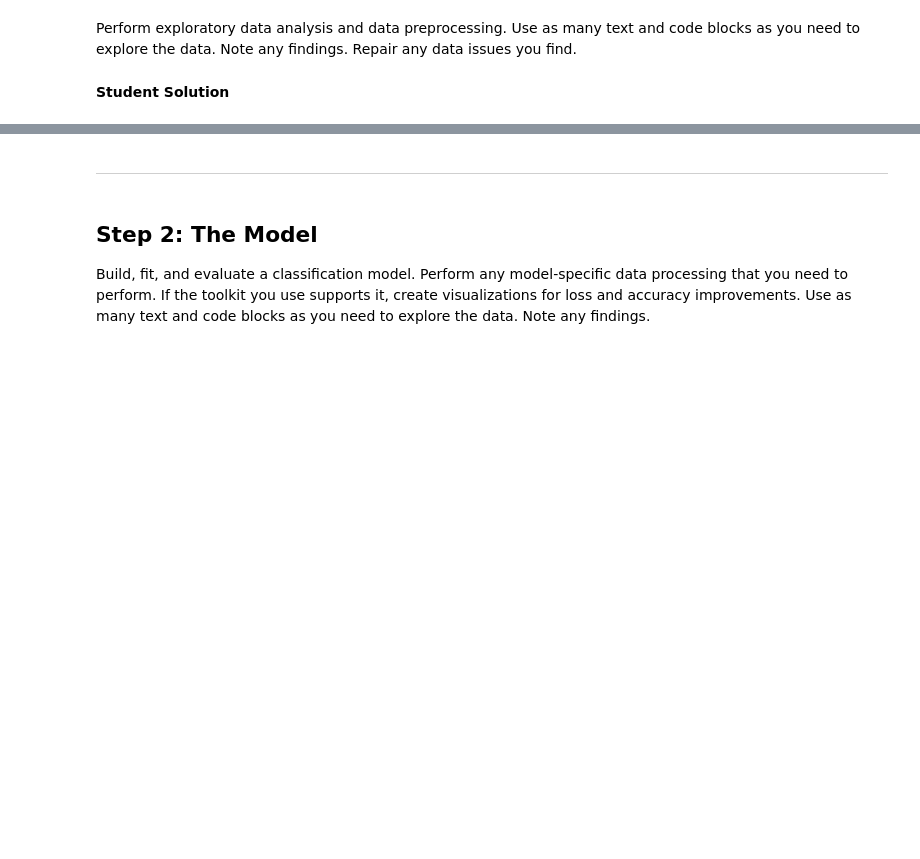
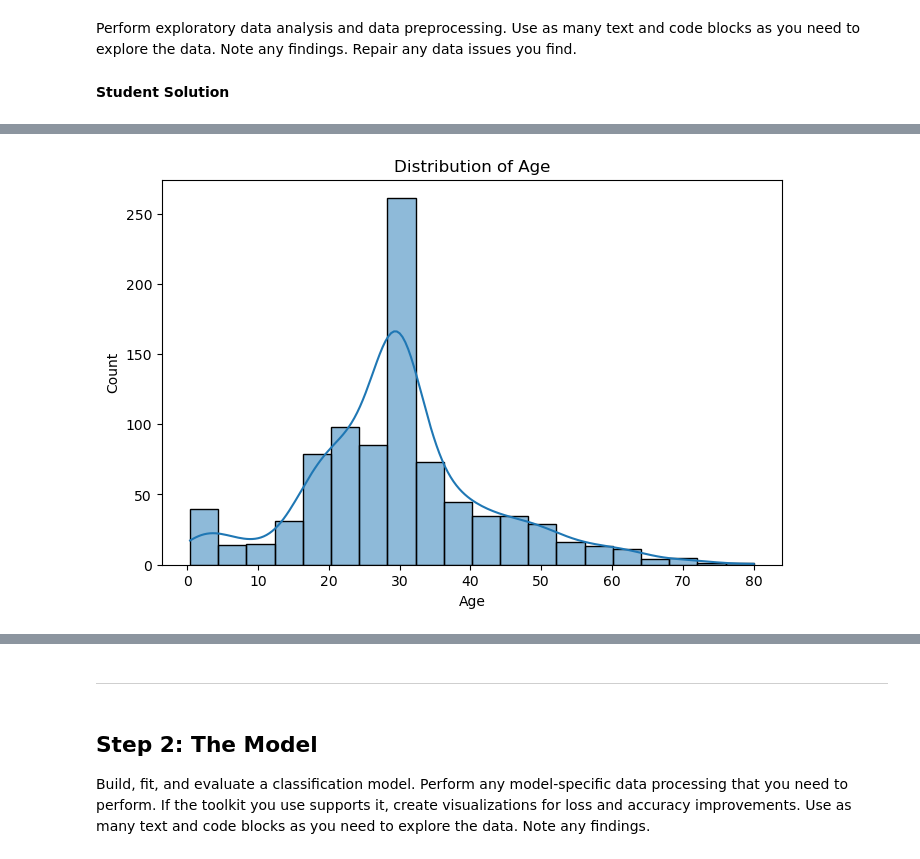
Before and after one commit to Edrop7/OSSU-BSCS_SamuelOvalle, a Jupyter notebook: extras/USC-AIML-NACME/Project 3/classification.ipynb, the cells around one changed output, grey strips where cells are left out. Saved outputs shown, nothing was run; the diff lists cells and outputs as text; code cells hidden in the pictures; blank space fills up the shorter version.

```diff
--- a/extras/USC-AIML-NACME/Project 3/classification.ipynb
+++ b/extras/USC-AIML-NACME/Project 3/classification.ipynb
@@ -46,0 +61,5 @@ Perform exploratory data analysis and data preprocessing. Use as many text and c
+# %%
+import pandas as pd
+
+train_df = pd.read_csv('train.csv')
+train_df
@@ -46,0 +181,7 @@ Perform exploratory data analysis and data preprocessing. Use as many text and c
+# %%
+#replace NaN values ith 'Unknown' for categorical data
+train_df['Cabin'] = train_df['Cabin'].fillna(-1)
+train_df['Embarked'] = train_df['Embarked'].fillna(-1)
+
+#replace NaN values with mean for numeric data
+train_df['Age'] = train_df['Age'].fillna(train_df['Age'].mean())
@@ -46,0 +208,10 @@ Perform exploratory data analysis and data preprocessing. Use as many text and c
+# %%
+#Convert sex to binary number
+train_df.loc[train_df.Sex == 'female', 'Sex'] = 0
+train_df.loc[train_df.Sex == 'male', 'Sex'] = 1
+
+train_df.loc[train_df.Embarked == 'S', 'Embarked'] = 0
+train_df.loc[train_df.Embarked == 'Q', 'Embarked'] = 1
+train_df.loc[train_df.Embarked == 'C', 'Embarked'] = 2
+
+train_df
@@ -46,0 +232,12 @@ Perform exploratory data analysis and data preprocessing. Use as many text and c
+# %%
+# Bar chart for distribution of age
+import matplotlib.pyplot as plt
+import seaborn as sns
+
+
+plt.figure(figsize=(8, 5))
+sns.histplot(train_df['Age'], bins=20, kde=True)
+plt.title('Distribution of Age')
+plt.show()
+# %% [output]
+[figure, added]
```
Also changed, not shown: parts of 29 cells of this notebook, 4 other files.
